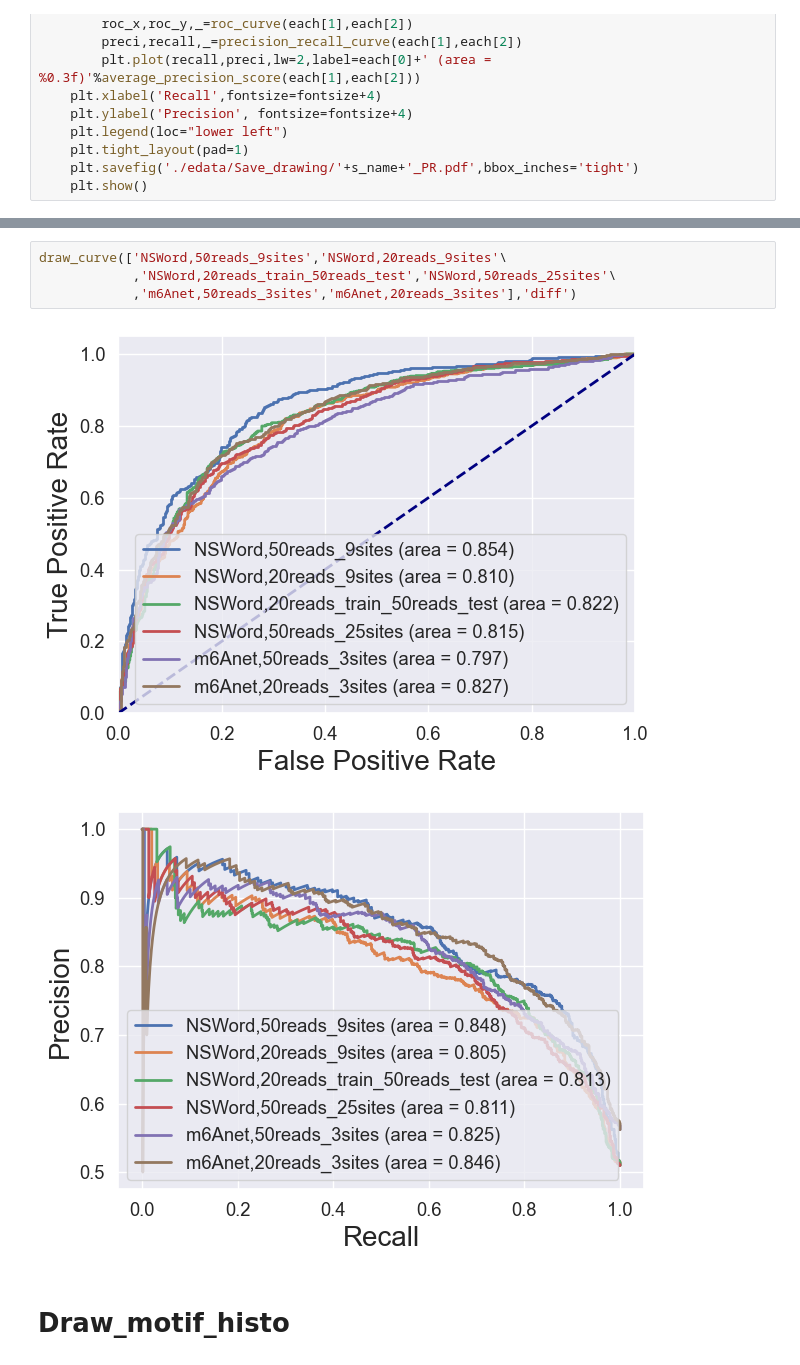
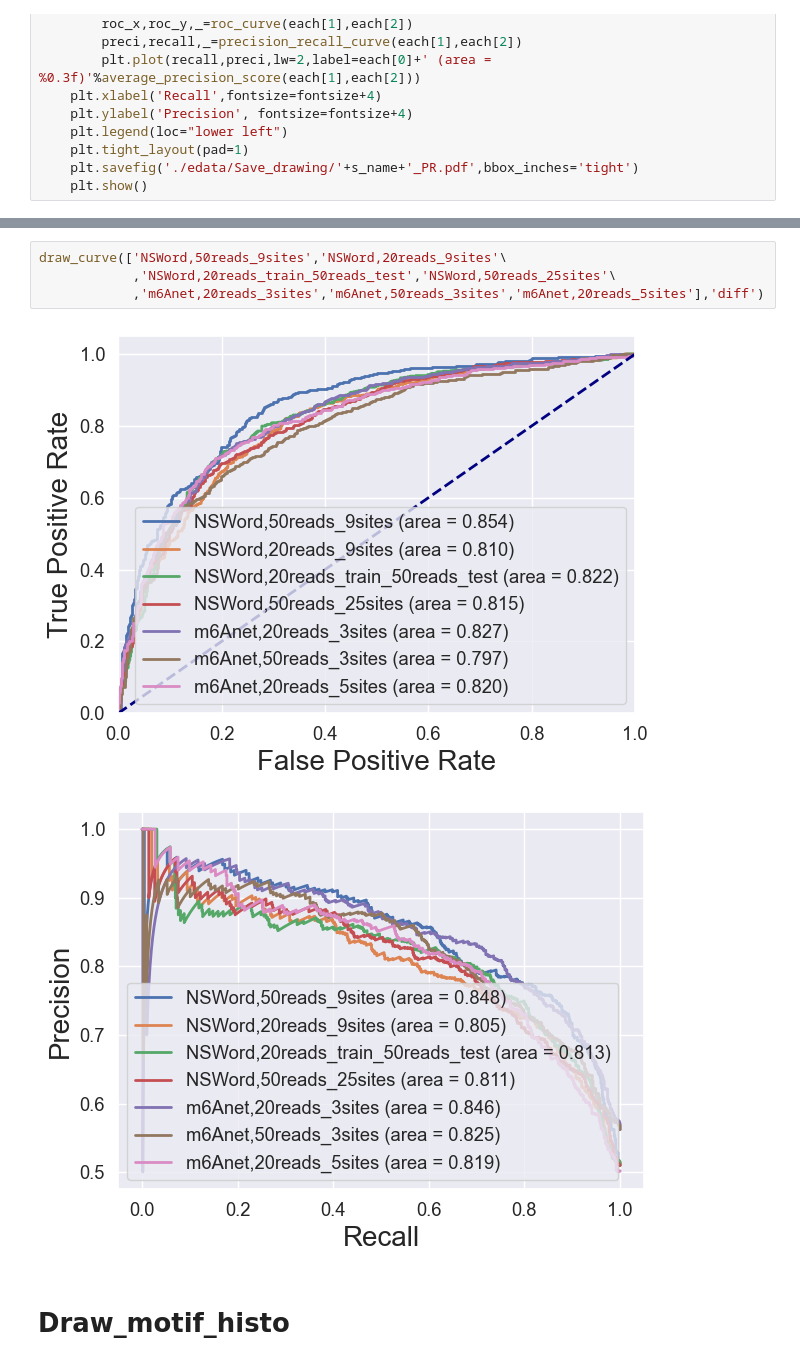
Before and after one commit to faded53222/NSWord, a Jupyter notebook: Draw_Graphs.ipynb, the cells around one changed output, grey strips where cells are left out. Saved outputs shown, nothing was run; the diff lists cells and outputs as text.

```diff
--- a/Draw_Graphs.ipynb
+++ b/Draw_Graphs.ipynb
@@ -97,10 +107,10 @@ draw_curve(['Blocks=[222000],50reads_9sites','Blocks=[220011],50reads_9sites','B
 # %%
 draw_curve(['NSWord,50reads_9sites','NSWord,20reads_9sites'\
             ,'NSWord,20reads_train_50reads_test','NSWord,50reads_25sites'\
-            ,'m6Anet,50reads_3sites','m6Anet,20reads_3sites'],'diff')
+            ,'m6Anet,20reads_3sites','m6Anet,50reads_3sites','m6Anet,20reads_5sites'],'diff')
 # %% [output]
-[figure, old version]
+[figure, new version]
-[figure, old version]
+[figure, new version]
 # %% [markdown]
 # Draw_motif_histo
 # %%
```
Also changed, not shown: parts of 8 cells of this notebook.
